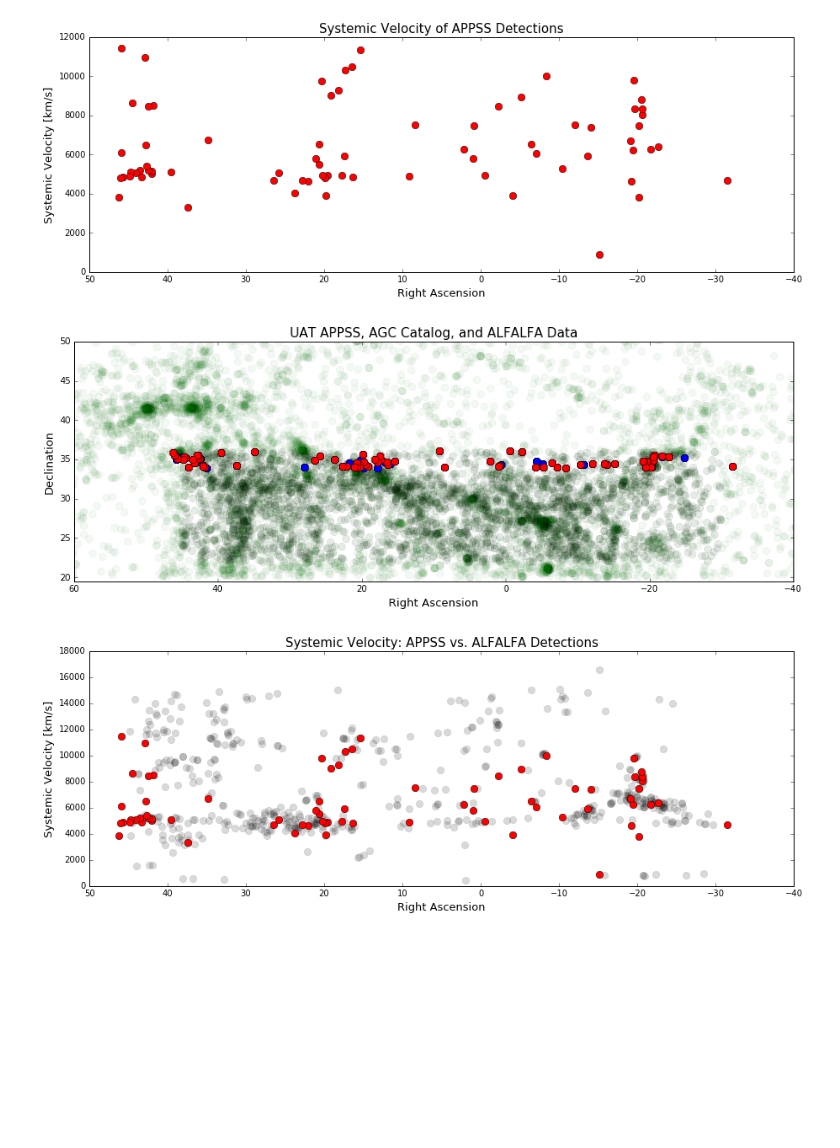
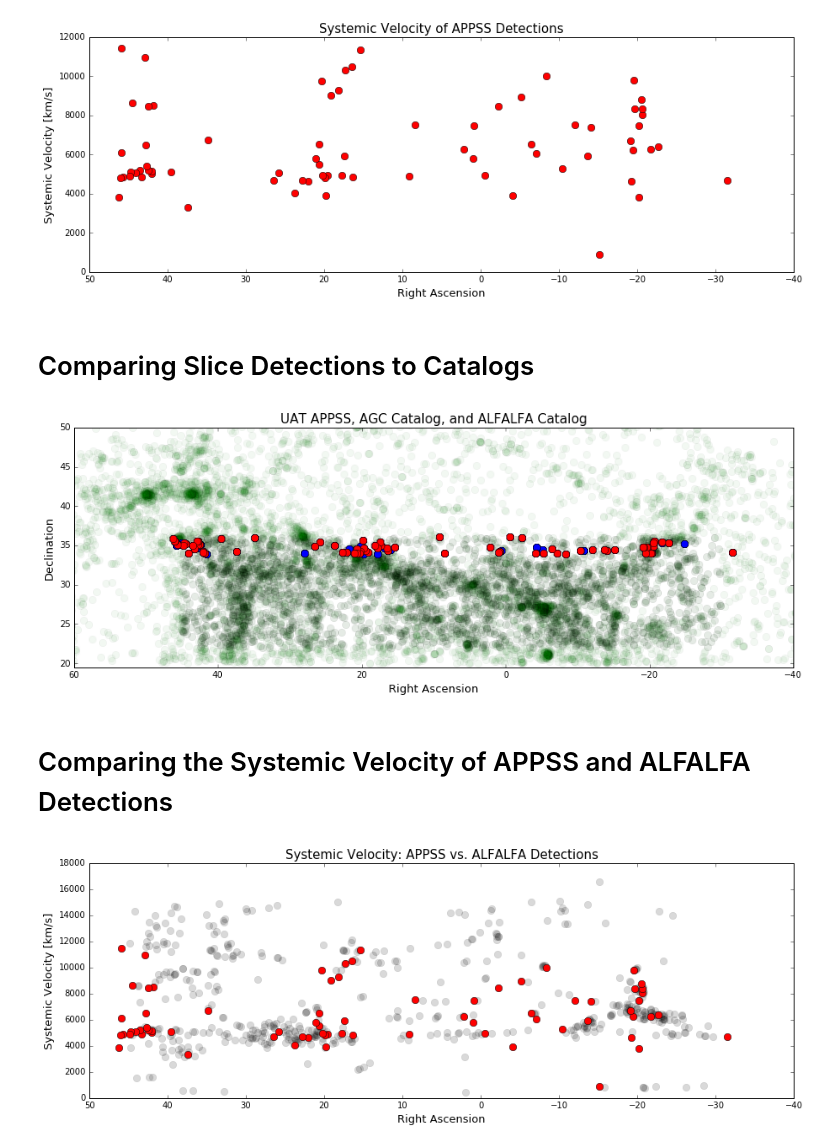
Before and after one commit to jsribaud/APPSS, a Jupyter notebook: Green_Bank_18.ipynb, the cells around one changed output. Drawn from its saved outputs; the diff is of its cells as text; code cells hidden in the pictures; blank space fills up the shorter version.

```diff
--- a/Green_Bank_18.ipynb
+++ b/Green_Bank_18.ipynb
@@ -18,6 +14,6 @@ import pylab
 # %%
 #Read in the data to be used. Filenames should be changed to *your* filenames
 #The APPSS data is a .csv created from exporting from Google Sheet
-data_appss=ascii.read("slice_35_new.csv")  #APPSS data
+data_appss=ascii.read("slice_35_radec.txt")  #APPSS data
 data_alf=ascii.read("alf_data.csv")    #ALFALFA data
 data_agc=ascii.read("AGC_CAT.csv") # AGC catalog from UAT Page
@@ -54,3 +52,12 @@ for i in range(len(ra_deg)): #keep it in this range where the RA is positive and
         ra_deg[i] = ra_deg[i]-360.
 
 #now that it is converted into decimal degrees, we can use it to make different graphs
+
+#now that we have RA and DEC in decimal degrees, we can add the columns to our table
+data_appss['RA']=ra_deg
+data_appss['DEC']=dec_deg
+#if we want, we can save the table (with the new RA/DEC values), so that we don't have
+# to run this portion of the notebook again. Just uncomment the ascii.write() line and
+# run. In future usage of the notebook, just load the new table in cell above and skip
+# this cell!
+ascii.write(data_appss, 'filename.txt')
@@ -92,6 +103,8 @@ fig2 = plt.gcf()
 #fig2.savefig('RA_vs_Vsys.pdf') #uncomment this so that you can have it save
 # %% [output]
 [figure]
+# %% [markdown]
+# Comparing Slice Detections to Catalogs
 # %%
 #read in the alfalfa data
 RA_alf=data_alf["wrapradeg"]
@@ -101,35 +114,37 @@ Dec_alf=data_alf["usedecdeg"]
 #you can always change these values to make it correspond to your slice
 #ALFALFA catalog consists of a wide range of declinations
 good_dec_alf= Dec_alf[(Dec_alf >= 33.5) & (Dec_alf <= 36.5)]
 good_ra_alf = RA_alf[(Dec_alf >= 33.5) & (Dec_alf <= 36.5)]
 
 #read in the AGC catalog RA and DEC
 RA_agc=data_agc["rawrap"]
 Dec_agc=data_agc["decdeg"]
 
 #read in the AGC values in your correct declination range
 good_dec_agc= Dec_agc[(Dec_agc >= 33.5) & (Dec_agc <= 36.5)]
 good_ra_agc= RA_agc[(Dec_agc >= 33.5) & (Dec_agc <= 36.5)]
 
 #plots the RA and DEC of ALFALFA and AGC compared to the RA and DEC of your slice
 plt.figure(figsize=(15,5))
 plt.gca().invert_xaxis()
 plt.plot(RA_agc, Dec_agc, 'go',markersize = 8.5, alpha =.05) #alpha changes transparency of each point
 plt.plot(RA_alf, Dec_alf, 'ko',markersize = 8.5, alpha =.05)
 plt.plot(nd_ra_appss,nd_dec_appss,'bo', markersize=8.5) #blue circles consist of nondetections
 plt.plot(good_ra,good_dec,'ro', markersize = 8.5) #red circles define detection
 
 
-plt.title("UAT APPSS, AGC Catalog, and ALFALFA Data", fontsize= 15)
+plt.title("UAT APPSS, AGC Catalog, and ALFALFA Catalog", fontsize= 15)
 plt.xlabel("Right Ascension", fontsize=13)
 plt.ylabel("Declination", fontsize=13)
 pylab.ylim([19.5,50]) #change range on the y axis to include mostly our slice
 pylab.xlim([60, -40]) #change range on the x axis to include mostly our slice
 fig3 = plt.gcf()
 
 #fig3.savefig('APPSS_AGC.pdf')  #uncomment this so that you can have it save
 # %% [output]
-[figure, old version]
+[figure, new version]
+# %% [markdown]
+# Comparing the Systemic Velocity of APPSS and ALFALFA Detections
 # %%
 #read in the velocity data from ALFALFA
 v_alf = data_alf['Vhelio']
```
Also changed, not shown: parts of 12 cells of this notebook.
